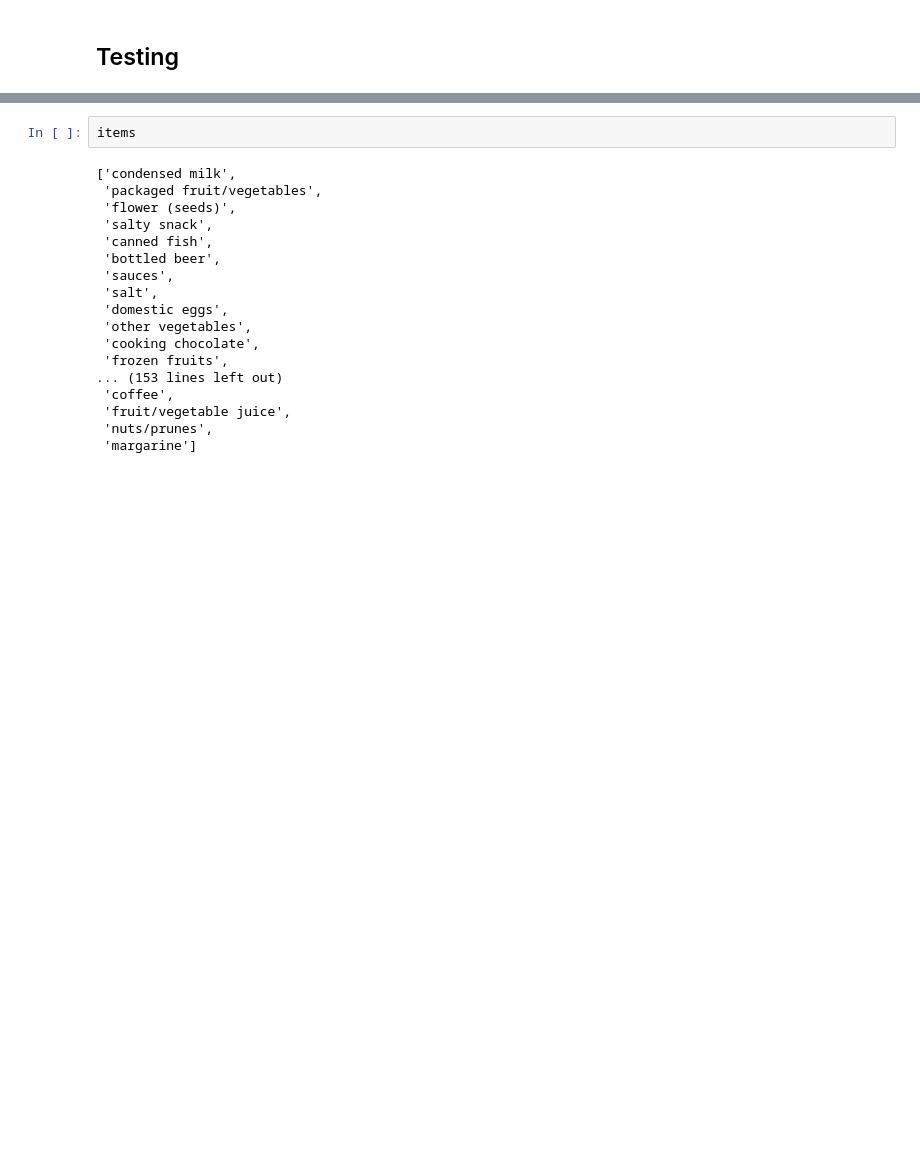
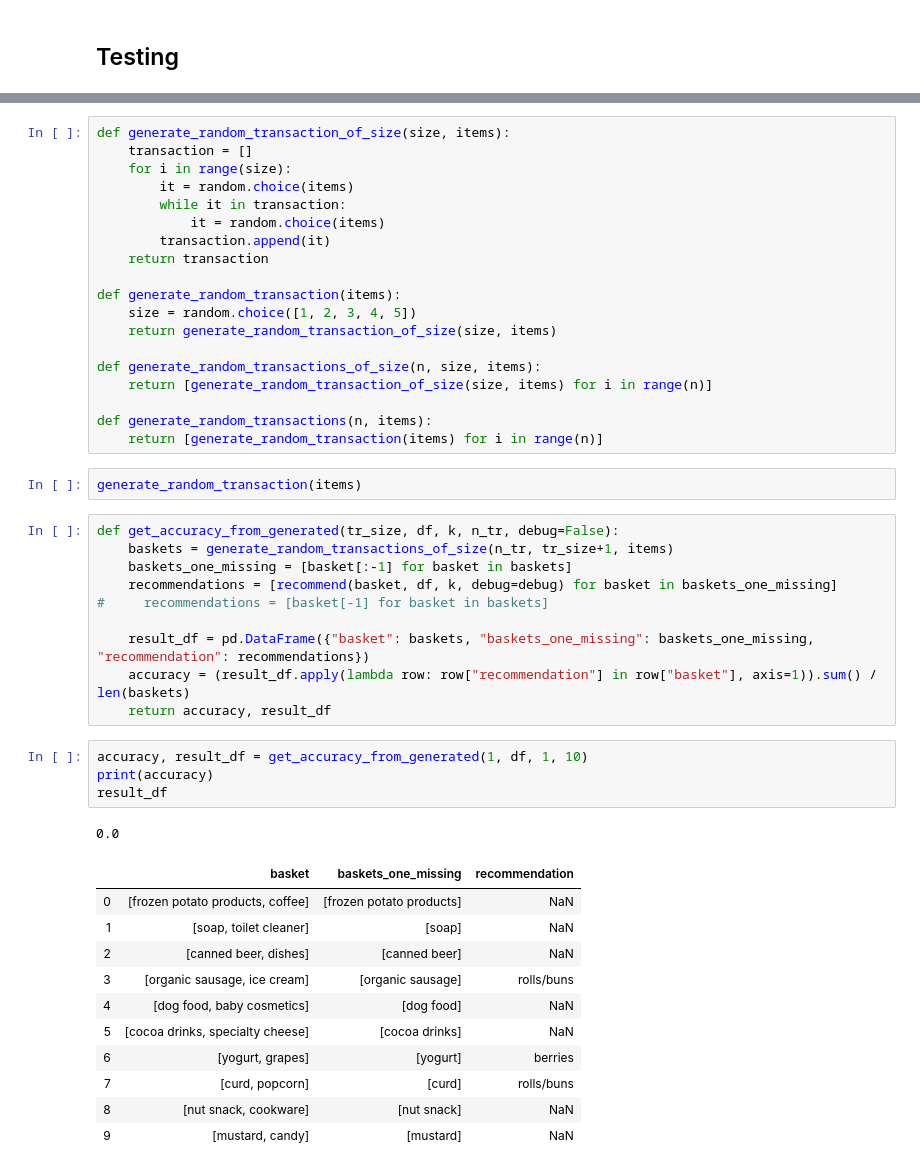
Before and after one commit to MaximeBastion/Recommendation_System, a Jupyter notebook: Product_Recommendation_System.ipynb, the cells around one changed output, grey strips where cells are left out. Cells and saved outputs as stored; diff of their text form; blank space fills up the shorter version.

```diff
--- a/Product_Recommendation_System.ipynb
+++ b/Product_Recommendation_System.ipynb
@@ -334,20 +362,48 @@ recommend(["pip fruit", "yogurt", "cream cheese", "meat spreads"], df, k, transa
-# %%
-items
-# %% [output]
-['condensed milk',
- 'packaged fruit/vegetables',
- 'flower (seeds)',
- 'salty snack',
- 'canned fish',
- 'bottled beer',
- 'sauces',
- 'salt',
- 'domestic eggs',
- 'other vegetables',
- 'cooking chocolate',
- 'frozen fruits',
-... (153 lines left out)
- 'coffee',
- 'fruit/vegetable juice',
- 'nuts/prunes',
- 'margarine']
+# %%
+def generate_random_transaction_of_size(size, items):
+    transaction = []
+    for i in range(size):
+        it = random.choice(items)
+        while it in transaction:
+            it = random.choice(items)
+        transaction.append(it)
+    return transaction
+
+def generate_random_transaction(items):
+    size = random.choice([1, 2, 3, 4, 5])
+    return generate_random_transaction_of_size(size, items)
+
+def generate_random_transactions_of_size(n, size, items):
+    return [generate_random_transaction_of_size(size, items) for i in range(n)]
+
+def generate_random_transactions(n, items):
+    return [generate_random_transaction(items) for i in range(n)]
+# %%
+generate_random_transaction(items)
+# %%
+def get_accuracy_from_generated(tr_size, df, k, n_tr, debug=False):
+    baskets = generate_random_transactions_of_size(n_tr, tr_size+1, items)
+    baskets_one_missing = [basket[:-1] for basket in baskets]
+    recommendations = [recommend(basket, df, k, debug=debug) for basket in baskets_one_missing]
+#     recommendations = [basket[-1] for basket in baskets]
+
+    result_df = pd.DataFrame({"basket": baskets, "baskets_one_missing": baskets_one_missing, "recommendation": recommendations})
+    accuracy = (result_df.apply(lambda row: row["recommendation"] in row["basket"], axis=1)).sum() / len(baskets)
+    return accuracy, result_df
+# %%
+accuracy, result_df = get_accuracy_from_generated(1, df, 1, 10)
+print(accuracy)
+result_df
+# %% [output]
+0.0
+|  | basket | baskets_one_missing | recommendation |
+| 0 | [frozen potato products, coffee] | [frozen potato products] | NaN |
+| 1 | [soap, toilet cleaner] | [soap] | NaN |
+| 2 | [canned beer, dishes] | [canned beer] | NaN |
+| 3 | [organic sausage, ice cream] | [organic sausage] | rolls/buns |
+| 4 | [dog food, baby cosmetics] | [dog food] | NaN |
+| 5 | [cocoa drinks, specialty cheese] | [cocoa drinks] | NaN |
+| 6 | [yogurt, grapes] | [yogurt] | berries |
+| 7 | [curd, popcorn] | [curd] | rolls/buns |
+| 8 | [nut snack, cookware] | [nut snack] | NaN |
+| 9 | [mustard, candy] | [mustard] | NaN |
```
Also changed, not shown: parts of 22 cells of this notebook.
